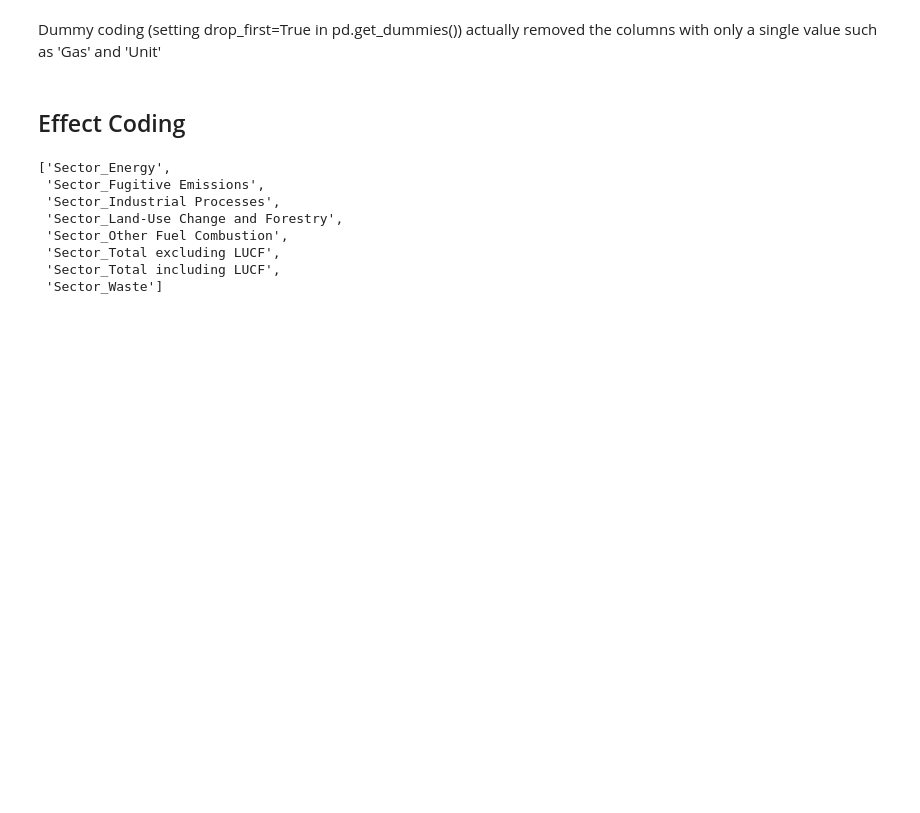
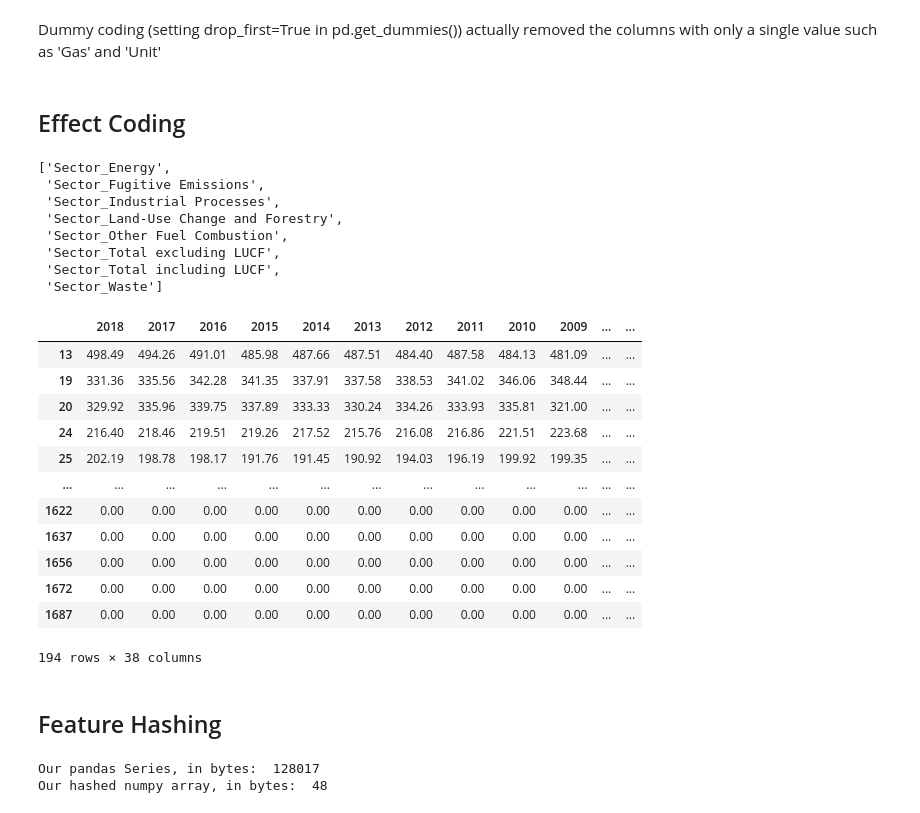
Before and after one commit to Biased-Outliers/book-study, a Jupyter notebook: Feature_Engineering_for_Machine_Learning/05-Categorical_Variables/methane_emissions_history.ipynb, the cells around one changed output. Saved outputs shown, nothing was run; the diff lists cells and outputs as text; code cells hidden in the pictures; blank space fills up the shorter version.

```diff
--- a/Feature_Engineering_for_Machine_Learning/05-Categorical_Variables/methane_emissions_history.ipynb
+++ b/Feature_Engineering_for_Machine_Learning/05-Categorical_Variables/methane_emissions_history.ipynb
@@ -105,3 +152,21 @@ effect_coding_df = dummy_df.copy()
 effect_coding_df['negative'] = effect_coding_df[dummy_cols].sum(axis=1)==0
 effect_coding_df.loc[effect_coding_df['negative'],dummy_cols] = np.NaN
 effect_coding_df.fillna(-1, inplace=True)
+# %%
+effect_coding_df.loc[effect_coding_df['negative'],]
+# %% [output]
+|  | 2018 | 2017 | 2016 | 2015 | 2014 | 2013 | 2012 | 2011 | 2010 | 2009 | ... | ... |
+| 13 | 498.49 | 494.26 | 491.01 | 485.98 | 487.66 | 487.51 | 484.40 | 487.58 | 484.13 | 481.09 | ... | ... |
+| 19 | 331.36 | 335.56 | 342.28 | 341.35 | 337.91 | 337.58 | 338.53 | 341.02 | 346.06 | 348.44 | ... | ... |
+| 20 | 329.92 | 335.96 | 339.75 | 337.89 | 333.33 | 330.24 | 334.26 | 333.93 | 335.81 | 321.00 | ... | ... |
+| 24 | 216.40 | 218.46 | 219.51 | 219.26 | 217.52 | 215.76 | 216.08 | 216.86 | 221.51 | 223.68 | ... | ... |
+| 25 | 202.19 | 198.78 | 198.17 | 191.76 | 191.45 | 190.92 | 194.03 | 196.19 | 199.92 | 199.35 | ... | ... |
+| ... | ... | ... | ... | ... | ... | ... | ... | ... | ... | ... | ... | ... |
+| 1622 | 0.00 | 0.00 | 0.00 | 0.00 | 0.00 | 0.00 | 0.00 | 0.00 | 0.00 | 0.00 | ... | ... |
+| 1637 | 0.00 | 0.00 | 0.00 | 0.00 | 0.00 | 0.00 | 0.00 | 0.00 | 0.00 | 0.00 | ... | ... |
+| 1656 | 0.00 | 0.00 | 0.00 | 0.00 | 0.00 | 0.00 | 0.00 | 0.00 | 0.00 | 0.00 | ... | ... |
+| 1672 | 0.00 | 0.00 | 0.00 | 0.00 | 0.00 | 0.00 | 0.00 | 0.00 | 0.00 | 0.00 | ... | ... |
+| 1687 | 0.00 | 0.00 | 0.00 | 0.00 | 0.00 | 0.00 | 0.00 | 0.00 | 0.00 | 0.00 | ... | ... |
+194 rows × 38 columns
+# %% [markdown]
+## Feature Hashing
@@ -107,0 +184,9 @@ effect_coding_df.fillna(-1, inplace=True)
+# %%
+# Checking the size of raw and transformed data
+
+from sys import getsizeof
+print('Our pandas Series, in bytes: ', getsizeof(data['Sector']))
+print('Our hashed numpy array, in bytes: ', getsizeof(f))
+# %% [output]
+Our pandas Series, in bytes:  128017
+Our hashed numpy array, in bytes:  48
```
Also changed, not shown: parts of 12 cells of this notebook, 2 other files.
